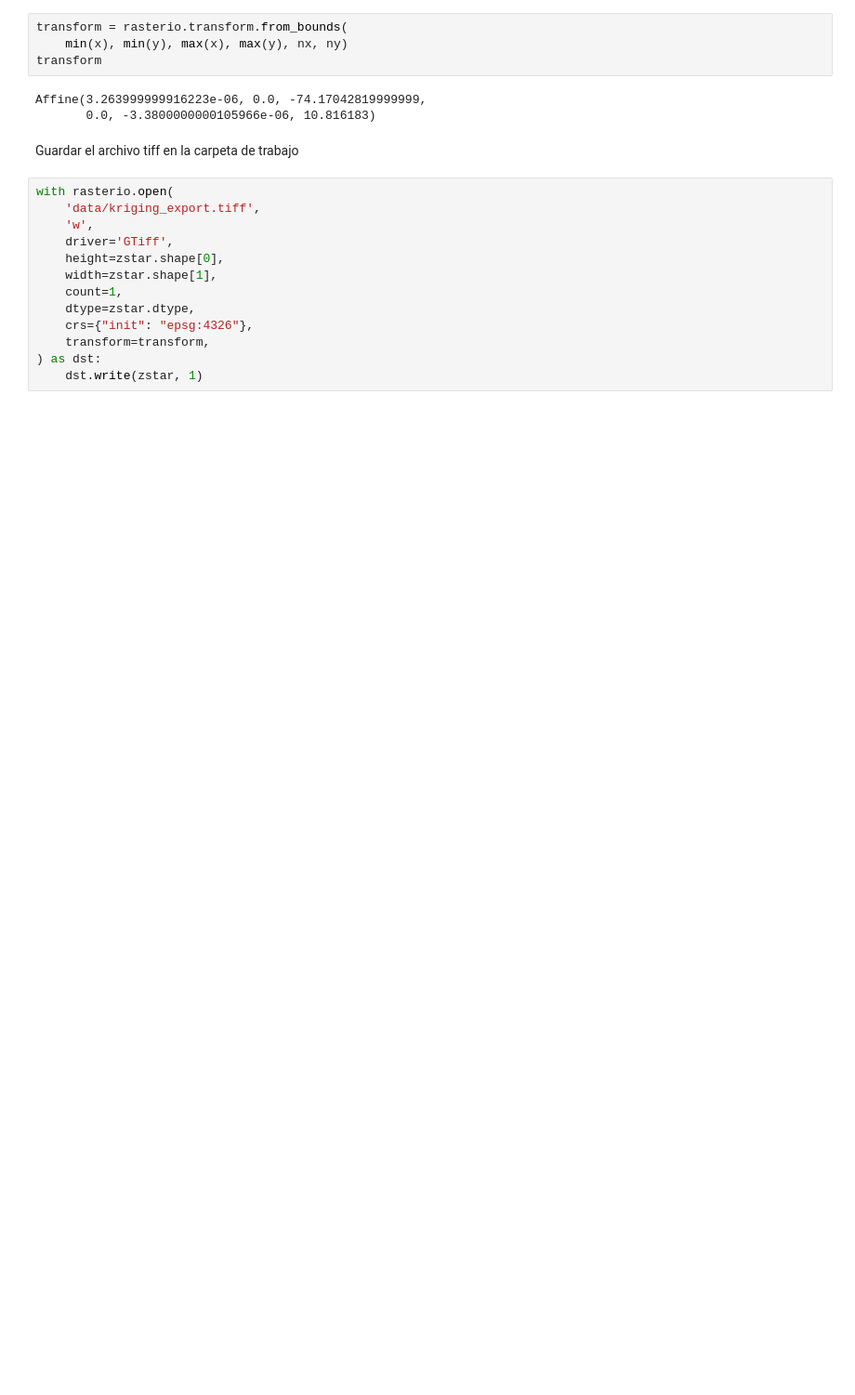
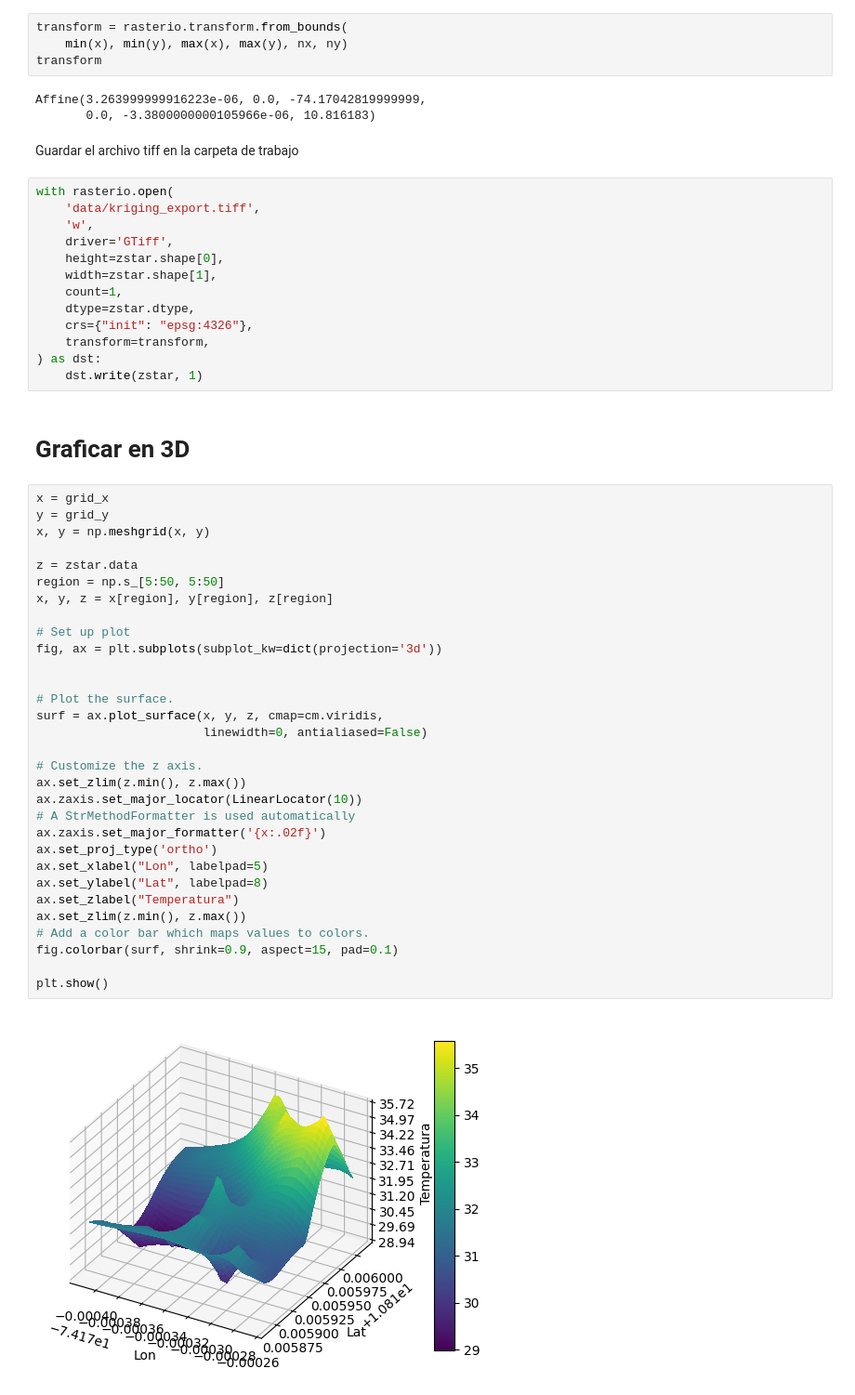
Before and after one commit to miguepoloc/kriging, a Jupyter notebook: Kriging_Export.ipynb, the cells around one changed output. Shown at 93% size. Drawn from its saved outputs; the diff is of its cells as text; blank space fills up the shorter version.

```diff
--- a/Kriging_Export.ipynb
+++ b/Kriging_Export.ipynb
@@ -110,3 +130,38 @@ with rasterio.open(
     transform=transform,
 ) as dst:
     dst.write(zstar, 1)
+# %% [markdown]
+# Graficar en 3D
+# %%
+x = grid_x
+y = grid_y
+x, y = np.meshgrid(x, y)
+
+z = zstar.data
+region = np.s_[5:50, 5:50]
+x, y, z = x[region], y[region], z[region]
+
+# Set up plot
+fig, ax = plt.subplots(subplot_kw=dict(projection='3d'))
+
+
+# Plot the surface.
+surf = ax.plot_surface(x, y, z, cmap=cm.viridis,
+                       linewidth=0, antialiased=False)
+
+# Customize the z axis.
+ax.set_zlim(z.min(), z.max())
+ax.zaxis.set_major_locator(LinearLocator(10))
+# A StrMethodFormatter is used automatically
+ax.zaxis.set_major_formatter('{x:.02f}')
+ax.set_proj_type('ortho')
+ax.set_xlabel("Lon", labelpad=5)
+ax.set_ylabel("Lat", labelpad=8)
+ax.set_zlabel("Temperatura")
+ax.set_zlim(z.min(), z.max())
+# Add a color bar which maps values to colors.
+fig.colorbar(surf, shrink=0.9, aspect=15, pad=0.1)
+
+plt.show()
+# %% [output]
+[figure, added]
```
Also changed, not shown: parts of 4 cells of this notebook, 6 other files.
